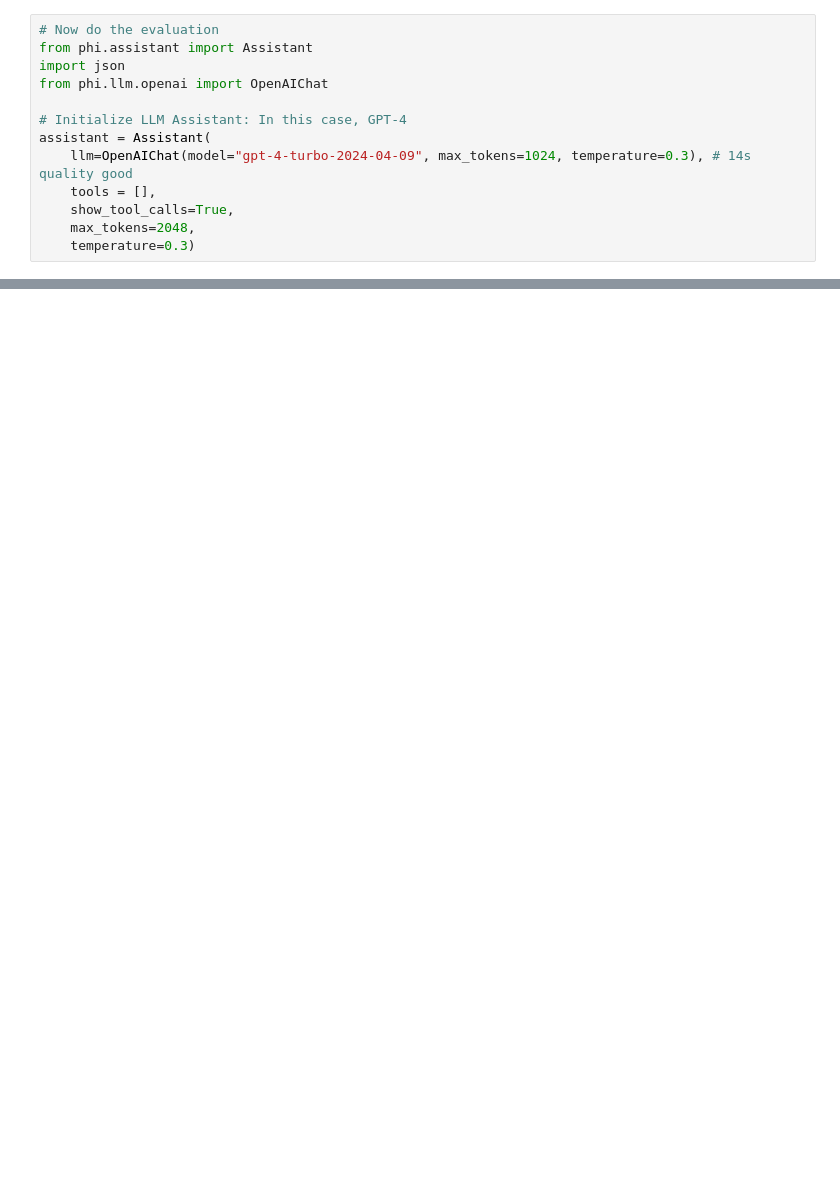
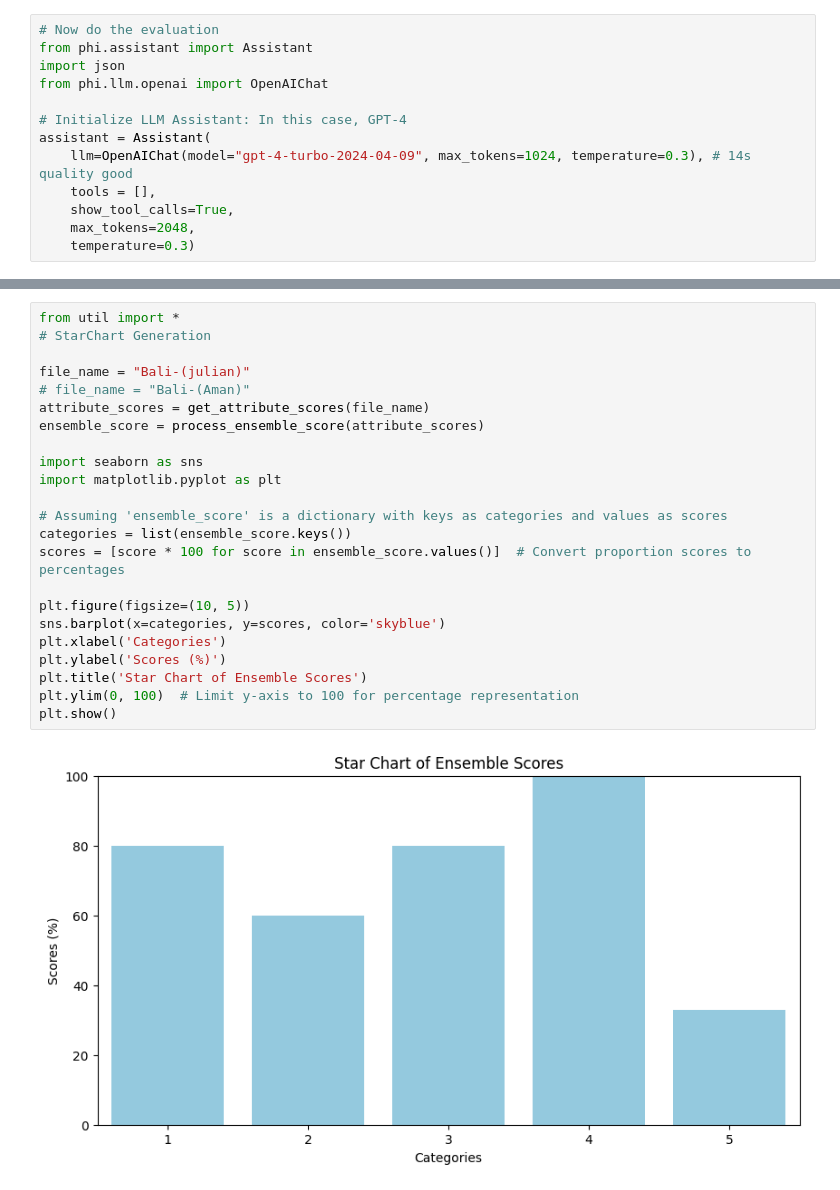
Before and after one commit to fangyuan-ksgk/feedback-gen, a Jupyter notebook: feedback.ipynb, the cells around one changed output, grey strips where cells are left out. Cells and saved outputs as stored; diff of their text form; blank space fills up the shorter version.

```diff
--- a/feedback.ipynb
+++ b/feedback.ipynb
@@ -257,0 +248,25 @@ generate_report(assistant, file_name)
+# %%
+from util import *
+# StarChart Generation
+
+file_name = "Bali-(julian)"
+# file_name = "Bali-(Aman)"
+attribute_scores = get_attribute_scores(file_name)
+ensemble_score = process_ensemble_score(attribute_scores)
+
+import seaborn as sns
+import matplotlib.pyplot as plt
+
+# Assuming 'ensemble_score' is a dictionary with keys as categories and values as scores
+categories = list(ensemble_score.keys())
+scores = [score * 100 for score in ensemble_score.values()]  # Convert proportion scores to percentages
+
+plt.figure(figsize=(10, 5))
+sns.barplot(x=categories, y=scores, color='skyblue')
+plt.xlabel('Categories')
+plt.ylabel('Scores (%)')
+plt.title('Star Chart of Ensemble Scores')
+plt.ylim(0, 100)  # Limit y-axis to 100 for percentage representation
+plt.show()
+# %% [output]
+[figure, added]
```
Also changed, not shown: parts of 16 cells of this notebook, 8 other files.
